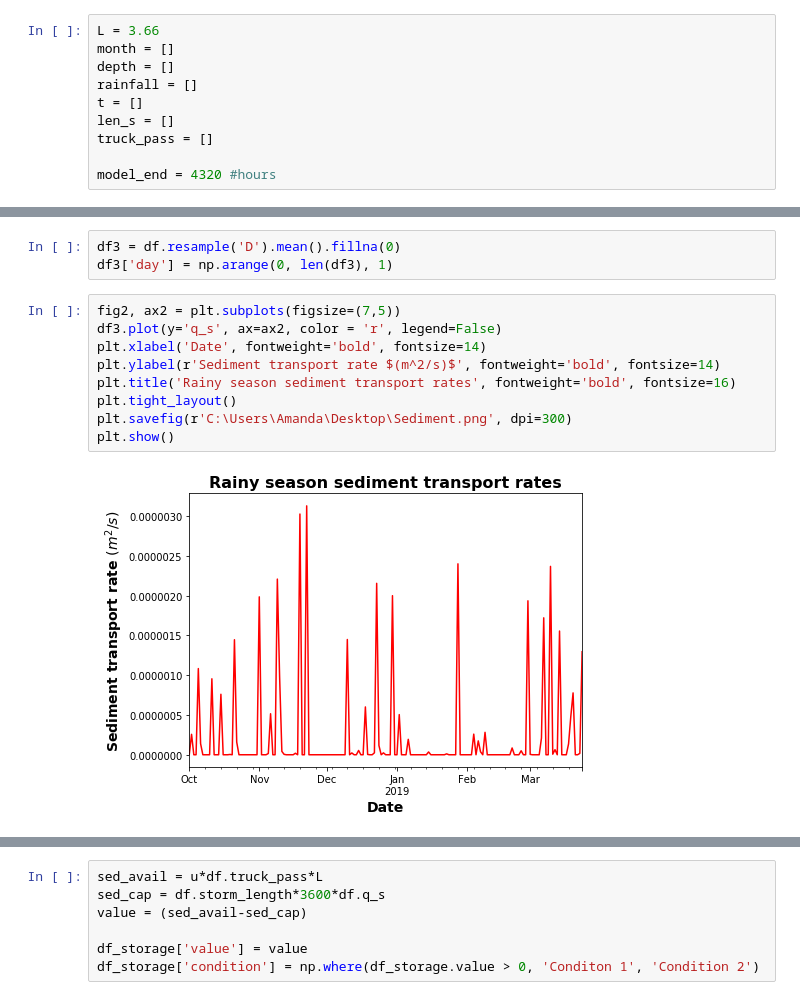
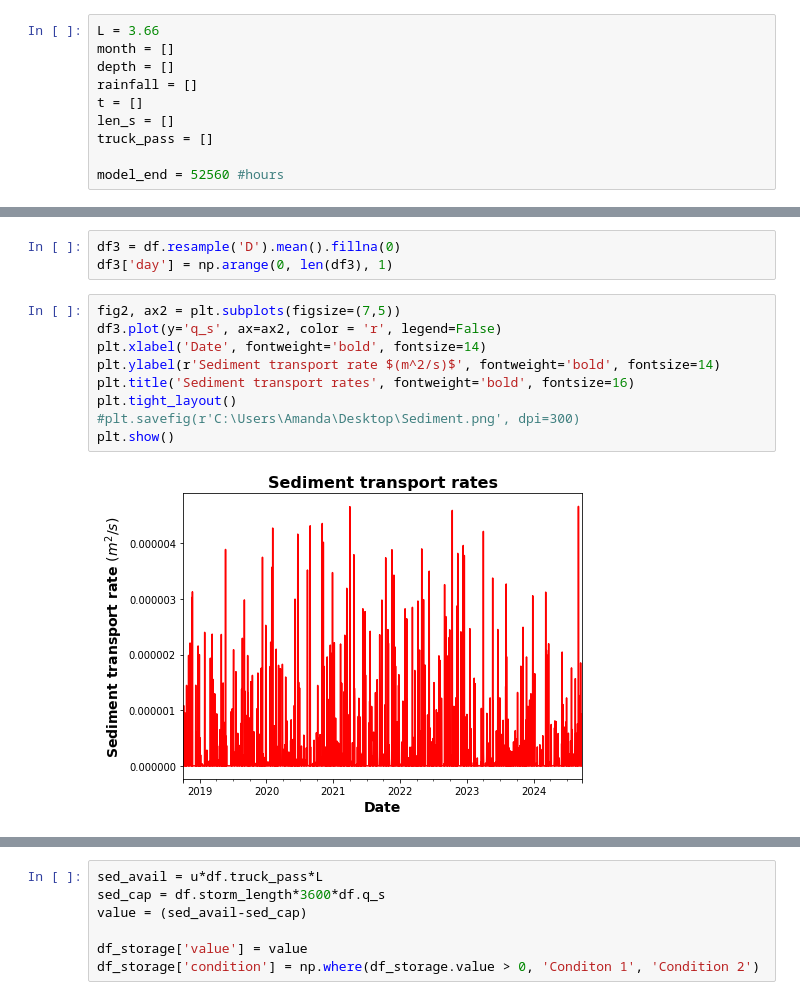
Before and after one commit to adalvis/roads_lumped_model, a Jupyter notebook: lumpedModel/lumpedModel_MassBalance.ipynb, the cells around one changed output, grey strips where cells are left out. Cells and saved outputs as stored; diff of their text form.

Commit message:
Ran model for 6 years, changed notation

```diff
--- a/lumpedModel/lumpedModel_MassBalance.ipynb
+++ b/lumpedModel/lumpedModel_MassBalance.ipynb
@@ -107,7 +107,7 @@ t = []
 len_s = []
 truck_pass = []
 
-model_end = 4320 #hours
+model_end = 52560 #hours
 # %%
 np.random.seed(1)
 time = 0
@@ -210,14 +210,14 @@ df3['day'] = np.arange(0, len(df3), 1)
 # %%
 fig2, ax2 = plt.subplots(figsize=(7,5))
 df3.plot(y='q_s', ax=ax2, color = 'r', legend=False)
 plt.xlabel('Date', fontweight='bold', fontsize=14)
 plt.ylabel(r'Sediment transport rate $(m^2/s)$', fontweight='bold', fontsize=14)
-plt.title('Rainy season sediment transport rates', fontweight='bold', fontsize=16)
+plt.title('Sediment transport rates', fontweight='bold', fontsize=16)
 plt.tight_layout()
-plt.savefig(r'C:\Users\Amanda\Desktop\Sediment.png', dpi=300)
+#plt.savefig(r'C:\Users\Amanda\Desktop\Sediment.png', dpi=300)
 plt.show()
 # %% [output]
-[figure, old version]
+[figure, new version]
 # %% [markdown]
 ## Create loop that goes through model time:
 1. Create fines storage, $S_{f_0}$, and matrix storage, $S_{m_0}$:
```
Also changed, not shown: parts of 11 cells of this notebook.
